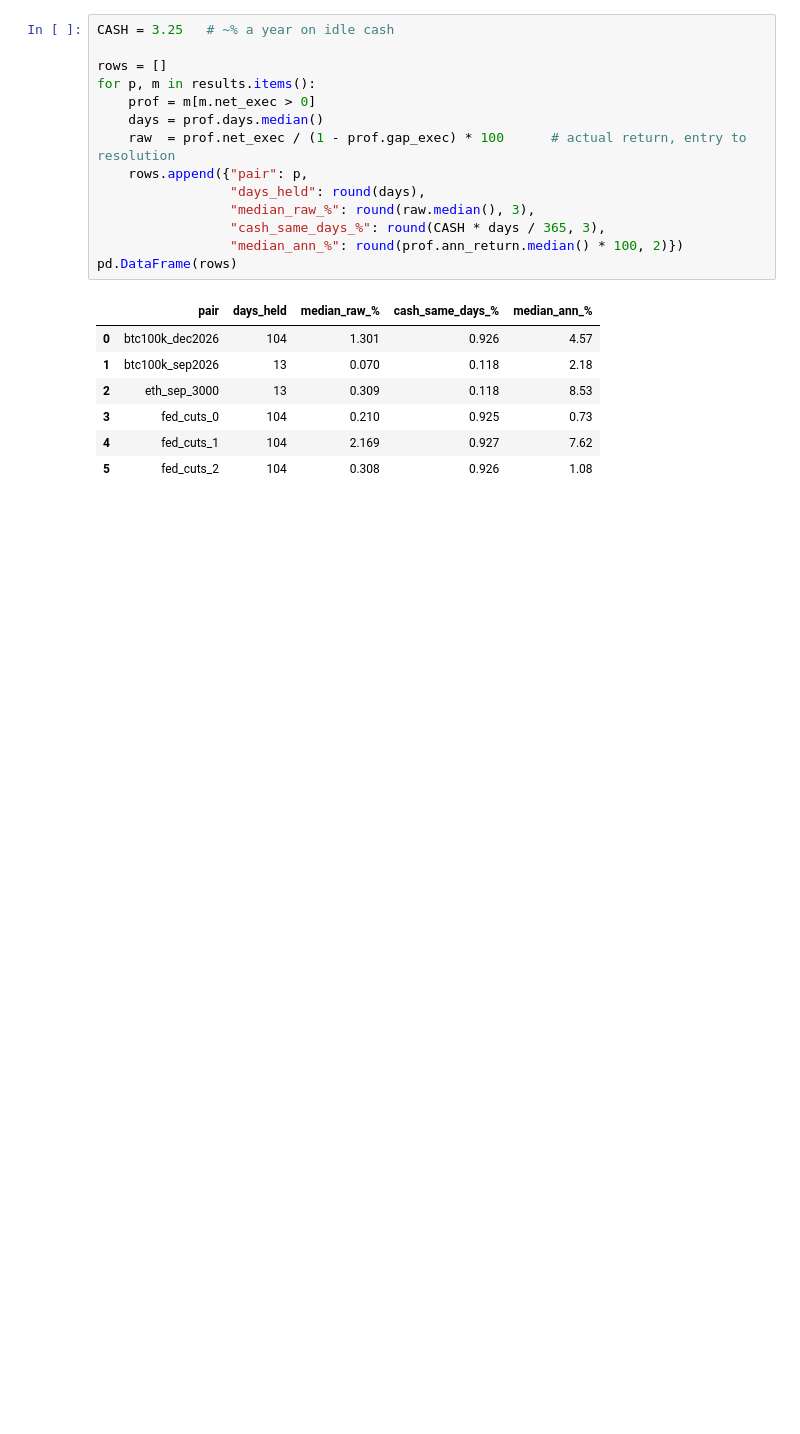
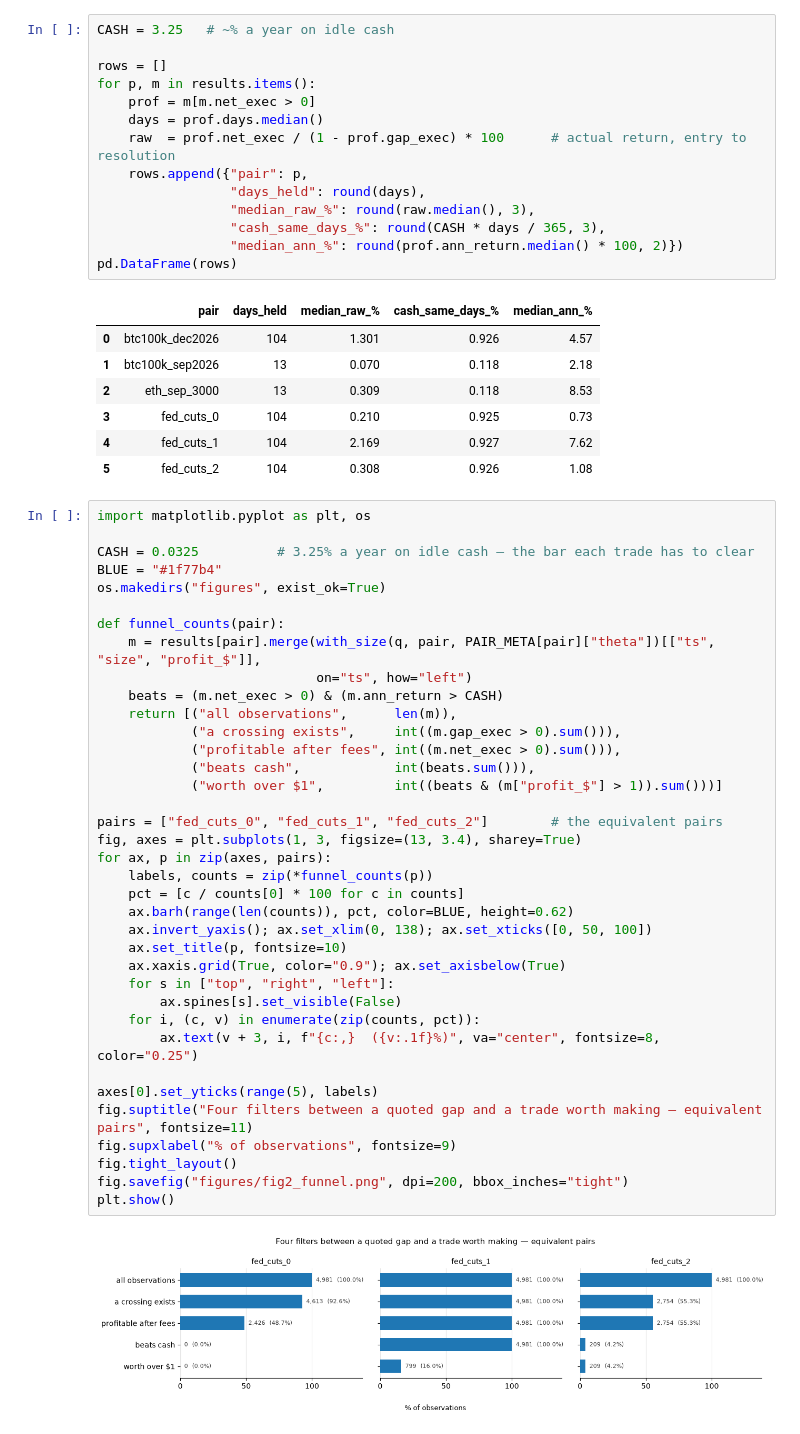
Before and after one commit to MobinHariri/kalshi-polymarket-microstructure, a Jupyter notebook: 02_analysis.ipynb, the cells around one changed output. Saved outputs shown, nothing was run; the diff lists cells and outputs as text; blank space fills up the shorter version.

Commit message:
Figure 2: four-filter funnel for the equivalent pairs

```diff
--- a/02_analysis.ipynb
+++ b/02_analysis.ipynb
@@ -401,3 +401,42 @@ pd.DataFrame(rows)
 | 3 | fed_cuts_0 | 104 | 0.210 | 0.925 | 0.73 |
 | 4 | fed_cuts_1 | 104 | 2.169 | 0.927 | 7.62 |
 | 5 | fed_cuts_2 | 104 | 0.308 | 0.926 | 1.08 |
+# %%
+import matplotlib.pyplot as plt, os
+
+CASH = 0.0325          # 3.25% a year on idle cash — the bar each trade has to clear
+BLUE = "#1f77b4"
+os.makedirs("figures", exist_ok=True)
+
+def funnel_counts(pair):
+    m = results[pair].merge(with_size(q, pair, PAIR_META[pair]["theta"])[["ts", "size", "profit_$"]],
+                            on="ts", how="left")
+    beats = (m.net_exec > 0) & (m.ann_return > CASH)
+    return [("all observations",      len(m)),
+            ("a crossing exists",     int((m.gap_exec > 0).sum())),
+            ("profitable after fees", int((m.net_exec > 0).sum())),
+            ("beats cash",            int(beats.sum())),
+            ("worth over $1",         int((beats & (m["profit_$"] > 1)).sum()))]
+
+pairs = ["fed_cuts_0", "fed_cuts_1", "fed_cuts_2"]        # the equivalent pairs
+fig, axes = plt.subplots(1, 3, figsize=(13, 3.4), sharey=True)
+for ax, p in zip(axes, pairs):
+    labels, counts = zip(*funnel_counts(p))
+    pct = [c / counts[0] * 100 for c in counts]
+    ax.barh(range(len(counts)), pct, color=BLUE, height=0.62)
+    ax.invert_yaxis(); ax.set_xlim(0, 138); ax.set_xticks([0, 50, 100])
+    ax.set_title(p, fontsize=10)
+    ax.xaxis.grid(True, color="0.9"); ax.set_axisbelow(True)
+    for s in ["top", "right", "left"]:
+        ax.spines[s].set_visible(False)
+    for i, (c, v) in enumerate(zip(counts, pct)):
+        ax.text(v + 3, i, f"{c:,}  ({v:.1f}%)", va="center", fontsize=8, color="0.25")
+
+axes[0].set_yticks(range(5), labels)
+fig.suptitle("Four filters between a quoted gap and a trade worth making — equivalent pairs", fontsize=11)
+fig.supxlabel("% of observations", fontsize=9)
+fig.tight_layout()
+fig.savefig("figures/fig2_funnel.png", dpi=200, bbox_inches="tight")
+plt.show()
+# %% [output]
+[figure, added]
```
Also changed, not shown: 1 other file.
